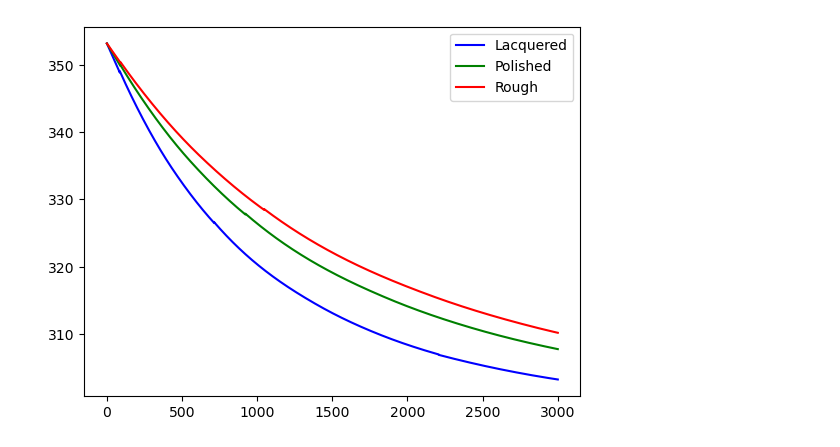
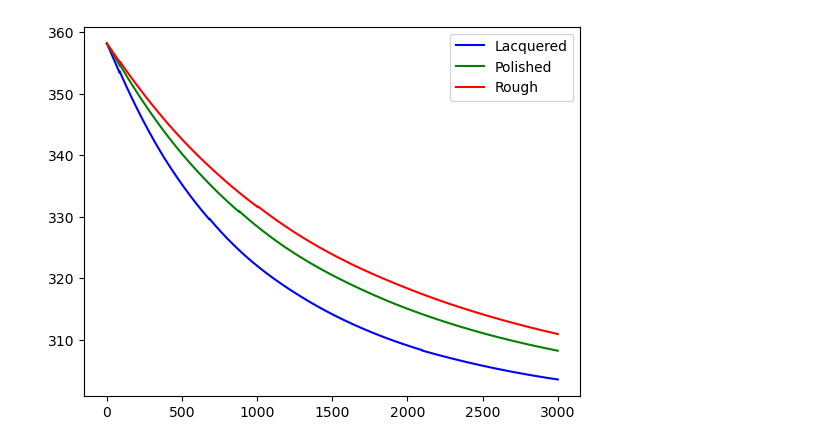
Before and after one commit to loganmachale/Modelling-Cooling-Mechanisms, a Jupyter notebook: simulationModel.ipynb, the cells around one changed output. Drawn from its saved outputs; the diff is of its cells as text; code cells hidden in the pictures.

```diff
--- a/simulationModel.ipynb
+++ b/simulationModel.ipynb
@@ -6,34 +6,44 @@ import matplotlib.pyplot as plt
 sigma = 5.670374419E-8
 
 emmL = 0.9
-emmP = 0.04
+emmP = 0.05
 emmR = 0.1
 
-rhoAl = 2710 / 1000 ** 3
+rhoAl = 2710
 hcAl = 897
 Tamb = 25 + 273.15
-
-volL = 141534
-volP = 111683
-volR = 157918
 
 radL = 13E-3
 radP = 11E-3
 radR = 13E-3
 
+lengthL = 272E-3
+lengthP = 302E-3
+lengthR = 303E-3
+
+hlengthL = 77E-3
+hlengthP = 81E-3
+hlengthR = 79E-3
+
+hrad = 3.5E-3
+
+volL = np.pi * radL ** 2 * lengthL - np.pi * hrad ** 2 * hlengthL
+volP = np.pi * radP ** 2 * lengthP - np.pi * hrad ** 2 * hlengthR
+volR = np.pi * radR ** 2 * lengthR - np.pi * hrad ** 2 * hlengthR
+
 holeA = 3.5E-3 ** 2 * np.pi
 
-saL = 22217 / 1000 ** 2 - radL ** 2 * np.pi - holeA
-saP = 20873 / 1000 ** 2 - radP ** 2 * np.pi - holeA
-saR = 24750 / 1000 ** 2 - radR ** 2 * np.pi - holeA
+saL = 2 * radL * np.pi * lengthL - radL ** 2 * np.pi - holeA
+saP = 2 * radP * np.pi * lengthP - radP ** 2 * np.pi - holeA
+saR = 2 * radR * np.pi * lengthR - radR ** 2 * np.pi - holeA
 
 massL = rhoAl * volL
 massP = rhoAl * volP
 massR = rhoAl * volR
 
-TiL = 80 + 273.15
-TiP = 80 + 273.15
-TiR = 80 + 273.15
+TiL = 85 + 273.15
+TiP = 85 + 273.15
+TiR = 85 + 273.15
 
 y_0L = [TiL]
 carrL = [massL, emmL, saL, radL]
@@ -54,32 +64,32 @@ def dydt_arr(t, y_arr, M, e, A, r):
     """Relates the used physical quantities to their differential
     equations for use in the scipy numerical integration function"""
 
     T = y_arr[0]
 
     # dT/dt
     return np.array([(-A * e * sigma * T ** 4 - 1.32 * h(T, Tamb, r) * A * (T - Tamb) + A * e * sigma * Tamb ** 4) / (M * hcAl)])
 
-t_0 = 0.0
+t_0 = 0
 t_f = 3000
 steps = int(1E5)
 t_arr = np.linspace(t_0, t_f, steps)
 
 solarr = []
 
 for i in range(3):
     sol = integrate.solve_ivp(dydt_arr, (t_0, t_f),
                                 y_0arr[i],
                                 method='LSODA',
                                 t_eval=t_arr,
                                 args=carrAll[i])
 
     solT = sol['y'][0]
     solarr.append(solT)
 
 plt.plot(t_arr, solarr[0], "b")
 plt.plot(t_arr, solarr[1], "g")
 plt.plot(t_arr, solarr[2], "r")
 plt.legend(['Lacquered', 'Polished', 'Rough'])
 plt.show()
 # %% [output]
-[figure, old version]
+[figure, new version]
```
